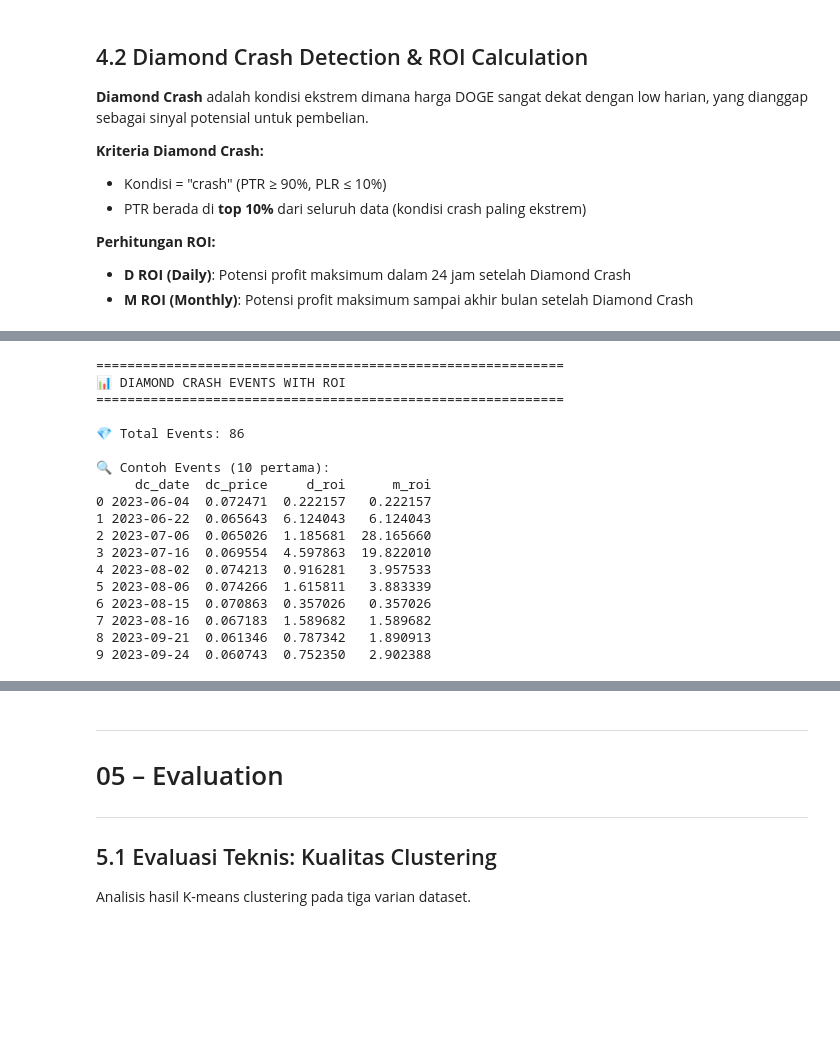
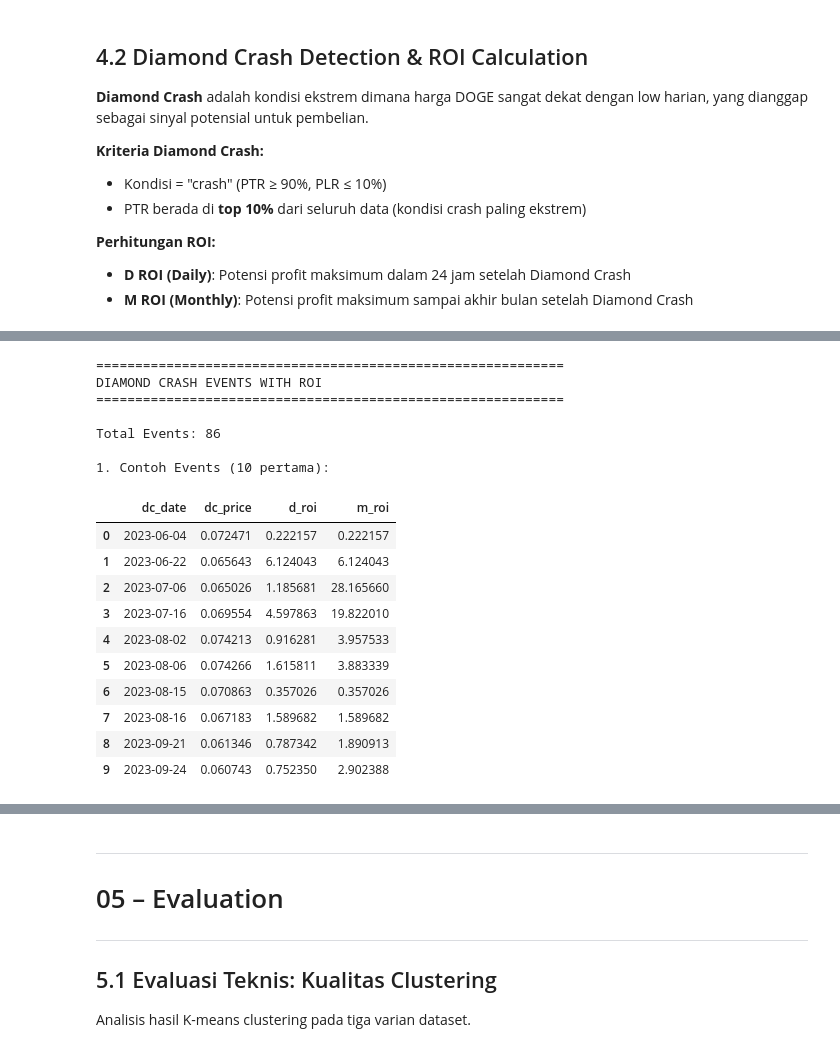
Before and after one commit to krisnaepras/fp-datamining, a Jupyter notebook: DOGE_Patterned_Dataset_CRISPDM.ipynb, the cells around one changed output, grey strips where cells are left out. Drawn from its saved outputs; the diff is of its cells as text; code cells hidden in the pictures; blank space fills up the shorter version.

```diff
--- a/DOGE_Patterned_Dataset_CRISPDM.ipynb
+++ b/DOGE_Patterned_Dataset_CRISPDM.ipynb
@@ -619,11 +667,17 @@ print("DISTRIBUSI KONDISI PASAR")
 print("="*60)
 
 condition_counts = df_patterned['condition'].value_counts()
-print("\nJumlah per Kondisi:")
-for cond, count in condition_counts.items():
-    pct = count / len(df_patterned) * 100
-    print(f"   {cond.upper():10s}: {count:4d} hari ({pct:.2f}%)")
 
+# Buat DataFrame untuk distribusi
+print("\n1. Jumlah per Kondisi:")
+distribusi_df = pd.DataFrame({
+    'Kondisi': [cond.upper() for cond in condition_counts.index],
+    'Jumlah': condition_counts.values,
+    'Persentase': [f"{count/len(df_patterned)*100:.2f}%" for count in condition_counts.values]
+})
+display(distribusi_df)
+
+# Tampilkan total
 print(f"\nTotal: {len(df_patterned)} hari")
 # %% [output]
 ============================================================
@@ -1061,49 +1142,50 @@ for idx, row in df_diamond_crash.iterrows():
 
     dc_events.append({
         'dc_date': dc_date,
         'year_month': str(dc_month),
         'dc_price': dc_price,
         'ptr': row['PTR'],
         # Daily ROI
         'd_max_price': d_max_price,
         'd_max_date': d_max_date,
         'd_profit': d_profit,
         'd_roi': d_roi,
         # Monthly ROI
         'm_max_price': m_max_price,
         'm_max_date': m_max_date,
         'm_profit': m_profit,
         'm_roi': m_roi
     })
 
 df_dc_events = pd.DataFrame(dc_events)
 
 print("="*60)
 print("DIAMOND CRASH EVENTS WITH ROI")
 print("="*60)
 
 print(f"\nTotal Events: {len(df_dc_events)}")
-print("\nContoh Events (10 pertama):")
-print(df_dc_events[['dc_date', 'dc_price', 'd_roi', 'm_roi']].head(10).to_string())
+
+print("\n1. Contoh Events (10 pertama):")
+display(df_dc_events[['dc_date', 'dc_price', 'd_roi', 'm_roi']].head(10))
 # %% [output]
 ============================================================
-📊 DIAMOND CRASH EVENTS WITH ROI
+DIAMOND CRASH EVENTS WITH ROI
 ============================================================
 
-💎 Total Events: 86
+Total Events: 86
 
-🔍 Contoh Events (10 pertama):
-     dc_date  dc_price     d_roi      m_roi
-0 2023-06-04  0.072471  0.222157   0.222157
-1 2023-06-22  0.065643  6.124043   6.124043
-2 2023-07-06  0.065026  1.185681  28.165660
-3 2023-07-16  0.069554  4.597863  19.822010
-4 2023-08-02  0.074213  0.916281   3.957533
-5 2023-08-06  0.074266  1.615811   3.883339
-6 2023-08-15  0.070863  0.357026   0.357026
-7 2023-08-16  0.067183  1.589682   1.589682
-8 2023-09-21  0.061346  0.787342   1.890913
-9 2023-09-24  0.060743  0.752350   2.902388
+1. Contoh Events (10 pertama):
+|  | dc_date | dc_price | d_roi | m_roi |
+| 0 | 2023-06-04 | 0.072471 | 0.222157 | 0.222157 |
+| 1 | 2023-06-22 | 0.065643 | 6.124043 | 6.124043 |
+| 2 | 2023-07-06 | 0.065026 | 1.185681 | 28.165660 |
+| 3 | 2023-07-16 | 0.069554 | 4.597863 | 19.822010 |
+| 4 | 2023-08-02 | 0.074213 | 0.916281 | 3.957533 |
+| 5 | 2023-08-06 | 0.074266 | 1.615811 | 3.883339 |
+| 6 | 2023-08-15 | 0.070863 | 0.357026 | 0.357026 |
+| 7 | 2023-08-16 | 0.067183 | 1.589682 | 1.589682 |
+| 8 | 2023-09-21 | 0.061346 | 0.787342 | 1.890913 |
+| 9 | 2023-09-24 | 0.060743 | 0.752350 | 2.902388 |
 # %%
 # Agregasi per bulan - seperti Table VI di paper
 df_monthly_roi = df_dc_events.groupby('year_month').agg({
```
Also changed, not shown: parts of 25 cells of this notebook, 12 other files.
